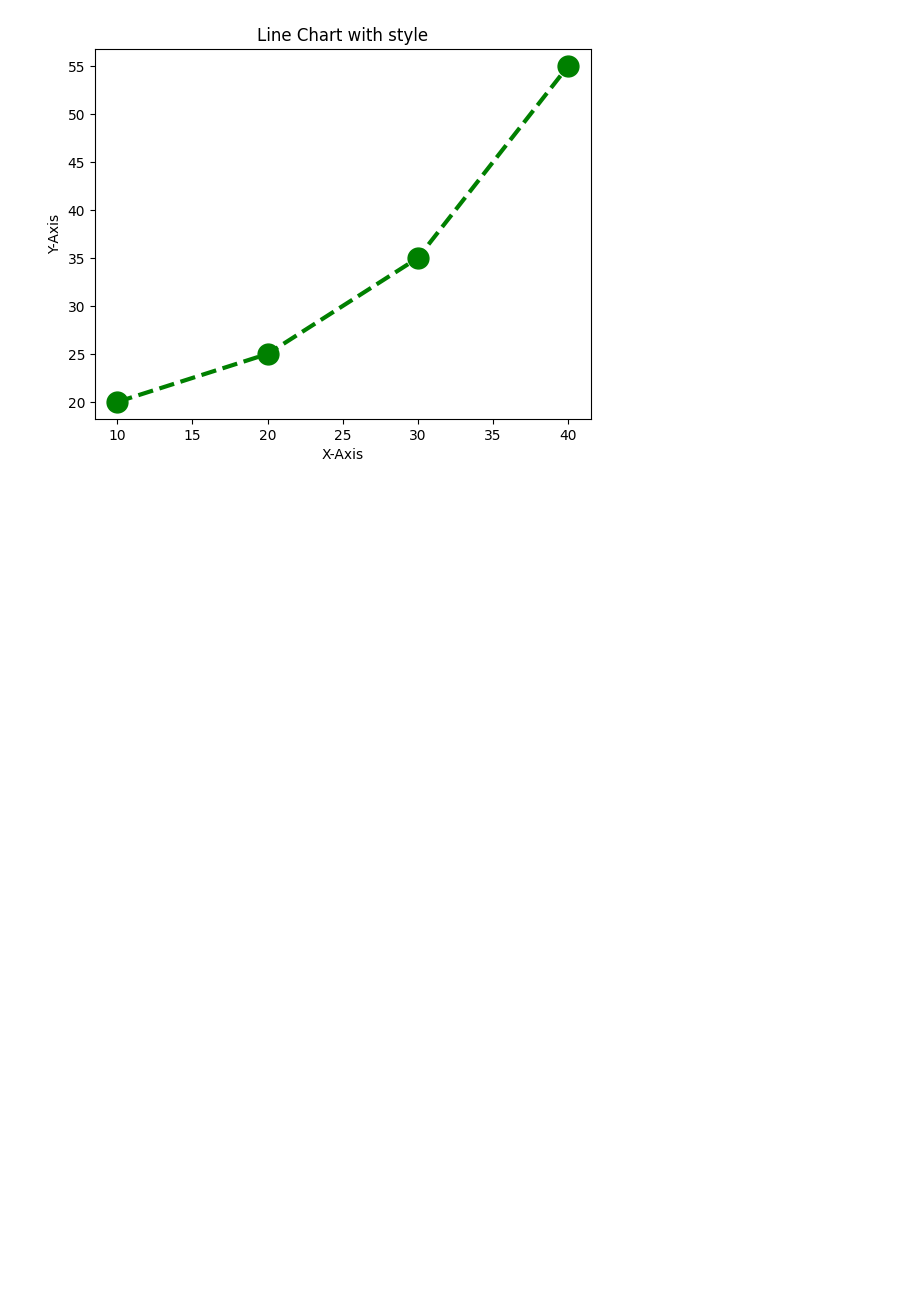
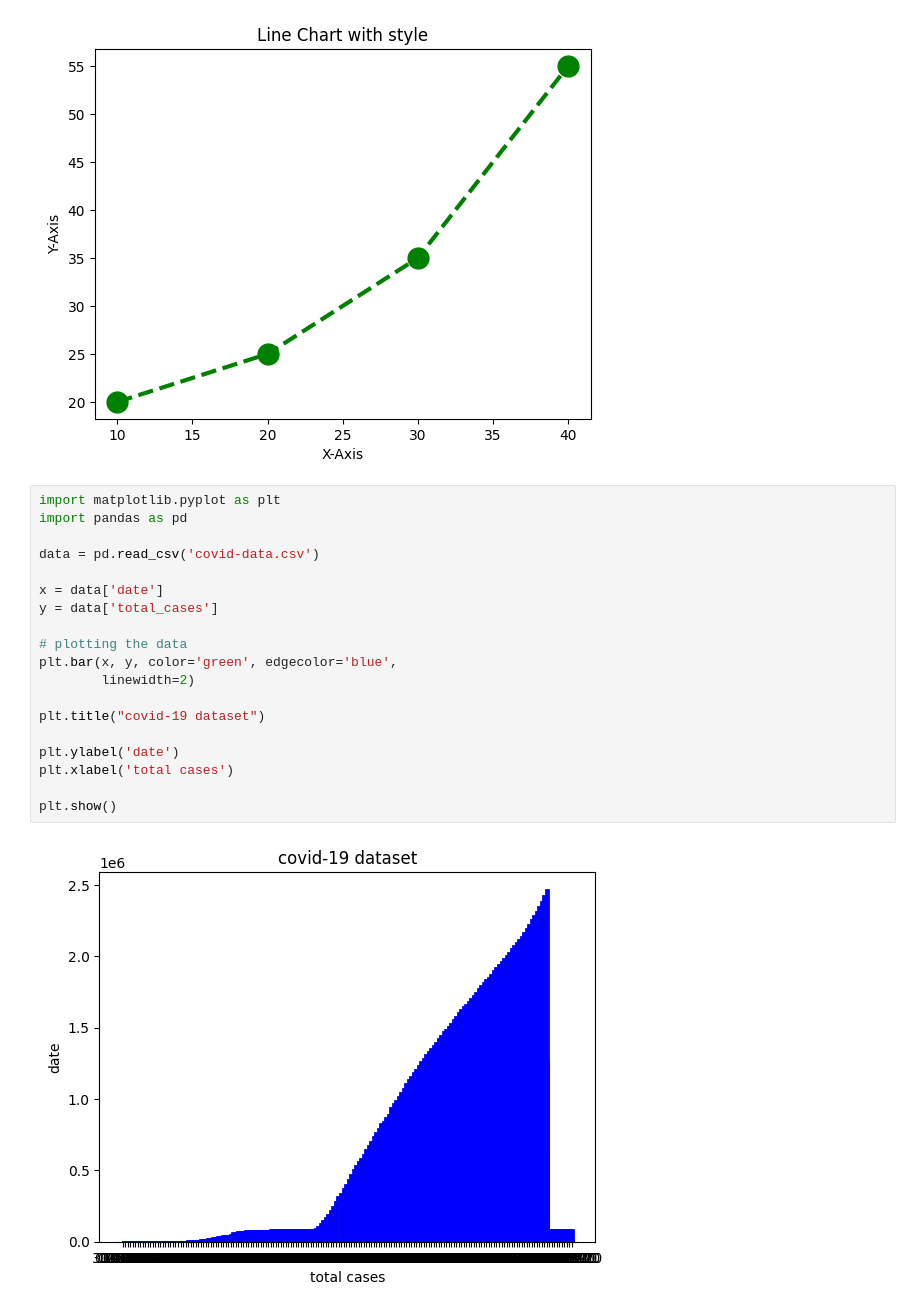
Before and after one commit to Hansaka2001/Data-Analysis-and-Visualization, a Jupyter notebook: Matplotlib/data_visualization/C_S.ipynb, the cells around one changed output. Cells and saved outputs as stored; diff of their text form; blank space fills up the shorter version.

```diff
--- a/Matplotlib/data_visualization/C_S.ipynb
+++ b/Matplotlib/data_visualization/C_S.ipynb
@@ -87,3 +87,24 @@ plt.xlabel('X-Axis')
 plt.show()
 # %% [output]
 [figure]
+# %%
+import matplotlib.pyplot as plt
+import pandas as pd
+
+data = pd.read_csv('covid-data.csv')
+
+x = data['date']
+y = data['total_cases']
+
+# plotting the data
+plt.bar(x, y, color='green', edgecolor='blue',
+        linewidth=2)
+
+plt.title("covid-19 dataset")
+
+plt.ylabel('date')
+plt.xlabel('total cases')
+
+plt.show()
+# %% [output]
+[figure, added]
```
Also changed, not shown: parts of 1 cell of this notebook, 1 other file.
